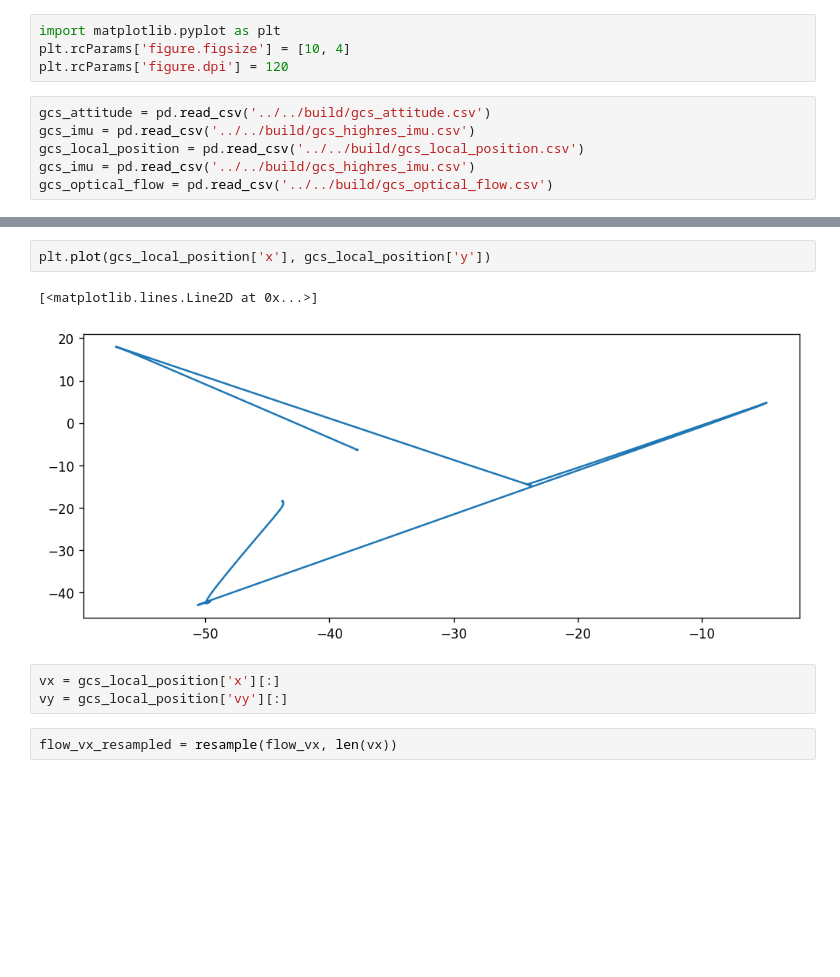
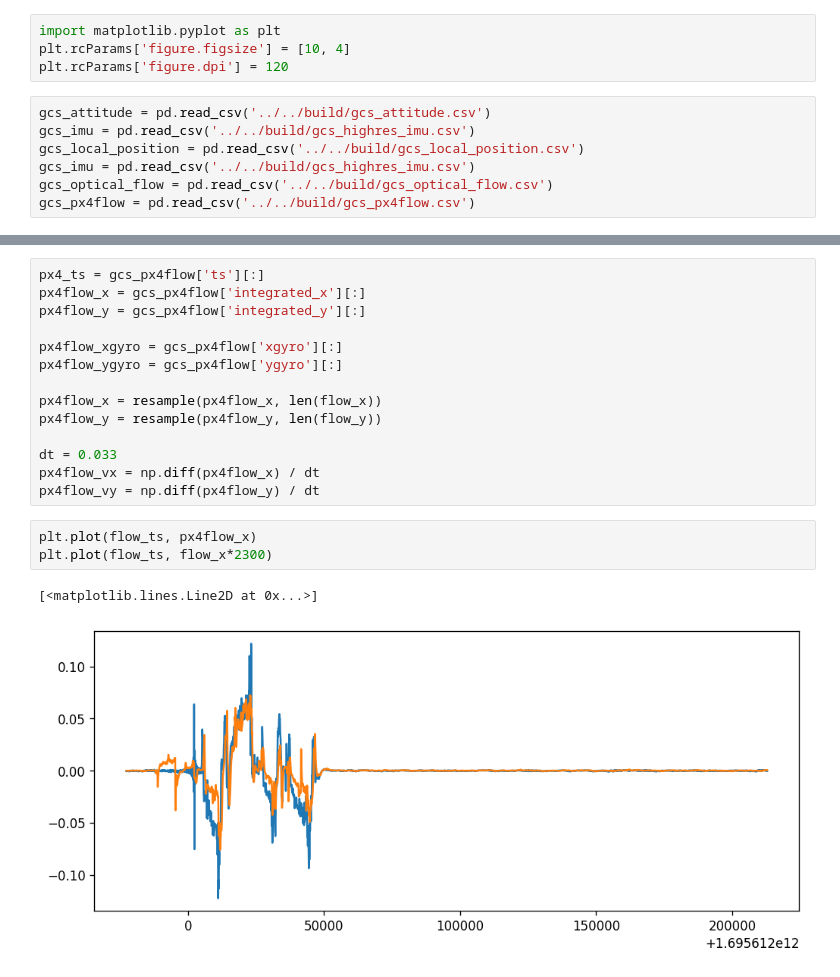
Before and after one commit to fsaulo/flow, a Jupyter notebook: examples/notebooks/Analysis.ipynb, the cells around one changed output, grey strips where cells are left out. Saved outputs shown, nothing was run; the diff lists cells and outputs as text; blank space fills up the shorter version.

```diff
--- a/examples/notebooks/Analysis.ipynb
+++ b/examples/notebooks/Analysis.ipynb
@@ -13,4 +13,5 @@ gcs_imu = pd.read_csv('../../build/gcs_highres_imu.csv')
 gcs_local_position = pd.read_csv('../../build/gcs_local_position.csv')
 gcs_imu = pd.read_csv('../../build/gcs_highres_imu.csv')
 gcs_optical_flow = pd.read_csv('../../build/gcs_optical_flow.csv')
+gcs_px4flow = pd.read_csv('../../build/gcs_px4flow.csv')
 # %%
@@ -30,11 +36,21 @@ plt.plot(flow_vx)
-# %%
-plt.plot(gcs_local_position['x'], gcs_local_position['y'])
-# %% [output]
-[<matplotlib.lines.Line2D at 0x...>]
-[figure, removed]
 # %%
-vx = gcs_local_position['x'][:]
-vy = gcs_local_position['vy'][:]
+px4_ts = gcs_px4flow['ts'][:]
+px4flow_x = gcs_px4flow['integrated_x'][:]
+px4flow_y = gcs_px4flow['integrated_y'][:]
+
+px4flow_xgyro = gcs_px4flow['xgyro'][:]
+px4flow_ygyro = gcs_px4flow['ygyro'][:]
+
+px4flow_x = resample(px4flow_x, len(flow_x))
+px4flow_y = resample(px4flow_y, len(flow_y))
+
+dt = 0.033
+px4flow_vx = np.diff(px4flow_x) / dt
+px4flow_vy = np.diff(px4flow_y) / dt
-# %%
-flow_vx_resampled = resample(flow_vx, len(vx))
+# %%
+plt.plot(flow_ts, px4flow_x)
+plt.plot(flow_ts, flow_x*2300)
+# %% [output]
+[<matplotlib.lines.Line2D at 0x...>]
+[figure, added]
 # %%
```
Also changed, not shown: parts of 2 cells of this notebook.
